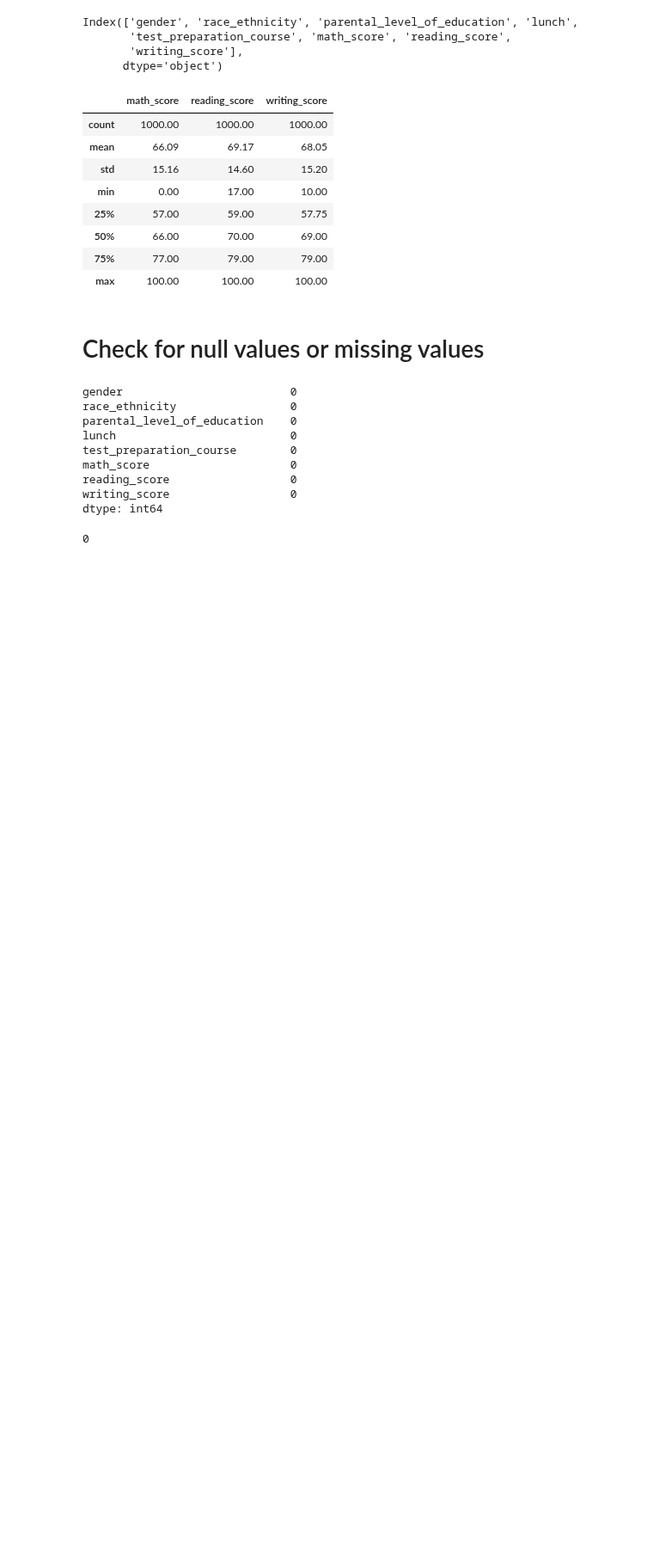
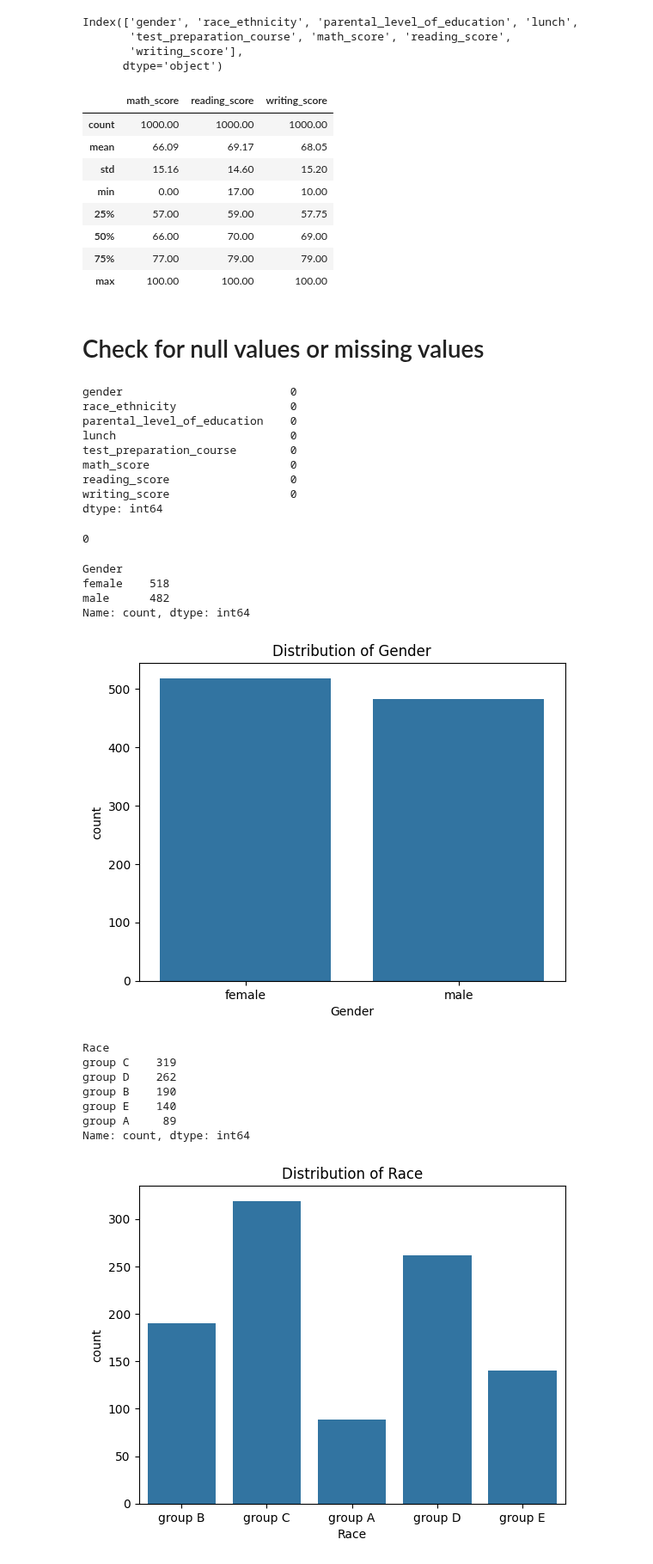
Before and after one commit to SanjilaGangaju/ExploratoryDataAnalysis_usingPython, a Jupyter notebook: Study_Performance.ipynb, the cells around one changed output. Shown at 86% size. Drawn from its saved outputs; the diff is of its cells as text; code cells hidden in the pictures; blank space fills up the shorter version.

Commit message:
Categorical analysis

```diff
--- a/Study_Performance.ipynb
+++ b/Study_Performance.ipynb
@@ -75,3 +75,24 @@ data.duplicated().sum()
 # %%
 data = data.rename(columns= {'gender':'Gender','race_ethnicity': 'Race','parental_level_of_education': 'ParentsEducation','lunch': 'Lunch','test_preparation_course':'TestPreparationCourse'})
 data = data.rename(columns= {'math_score': 'MathScore','reading_score': 'ReadingScore','writing_score': 'WritingScore'})
+# %%
+categor_vars=['Gender','Race','ParentsEducation','Lunch','TestPreparationCourse']
+for vars in categor_vars:
+    print(data[vars].value_counts())
+    sns.countplot(x=vars,data=data)
+    plt.title(f'Distribution of {vars}')
+    plt.show()
+# %% [output]
+Gender
+female    518
+male      482
+Name: count, dtype: int64
+[figure, added]
+Race
+group C    319
+group D    262
+group B    190
+group E    140
+group A     89
+Name: count, dtype: int64
+[figure, added]
```
Also changed, not shown: parts of 1 cell of this notebook.
